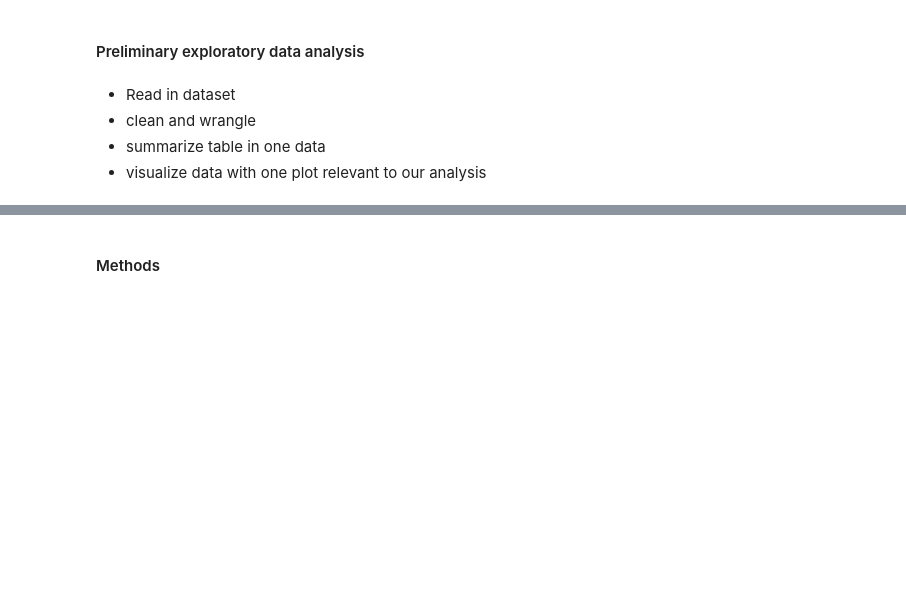
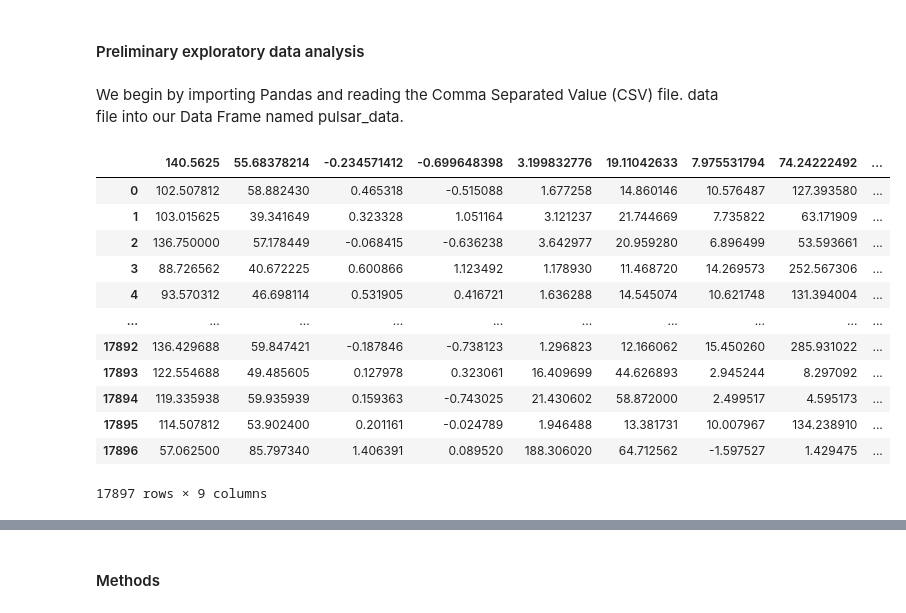
Before and after one commit to Tikio88/Group22_Project, a Jupyter notebook: Project_proposal.ipynb, the cells around one changed output, grey strips where cells are left out. Saved outputs shown, nothing was run; the diff lists cells and outputs as text; code cells hidden in the pictures; blank space fills up the shorter version.

```diff
--- a/Project_proposal.ipynb
+++ b/Project_proposal.ipynb
@@ -12,10 +12,24 @@ The dataset we'll use includes measurements like the average pulse, its variabil
 To discover hidden pulsars, we use Python that learns from examples. We tell the computer what real pulsars look like and what noise looks like. Then, it tries to sort new examples into "pulsar" or "not pulsar." Our goal is to create a program that can tell the difference between pulsars and noise, which will help us discover more about these incredible stars.
 # %% [markdown]
 #### Preliminary exploratory data analysis
-# %% [markdown]
-- Read in dataset
-- clean and wrangle
-- summarize table in one data
-- visualize data with one plot relevant to our analysis
+# %% [markdown]
+We begin by importing Pandas and reading the Comma Separated Value (CSV) file. data file into our Data Frame named pulsar_data.
 # %%
-# import dataset
+import pandas as pd
+pulsar_data = pd.read_csv("data/HTRU_2.csv")
+
+pulsar_data
+# %% [output]
+|  | 140.5625 | 55.68378214 | -0.234571412 | -0.699648398 | 3.199832776 | 19.11042633 | 7.975531794 | 74.24222492 | ... |
+| 0 | 102.507812 | 58.882430 | 0.465318 | -0.515088 | 1.677258 | 14.860146 | 10.576487 | 127.393580 | ... |
+| 1 | 103.015625 | 39.341649 | 0.323328 | 1.051164 | 3.121237 | 21.744669 | 7.735822 | 63.171909 | ... |
+| 2 | 136.750000 | 57.178449 | -0.068415 | -0.636238 | 3.642977 | 20.959280 | 6.896499 | 53.593661 | ... |
+| 3 | 88.726562 | 40.672225 | 0.600866 | 1.123492 | 1.178930 | 11.468720 | 14.269573 | 252.567306 | ... |
+| 4 | 93.570312 | 46.698114 | 0.531905 | 0.416721 | 1.636288 | 14.545074 | 10.621748 | 131.394004 | ... |
+| ... | ... | ... | ... | ... | ... | ... | ... | ... | ... |
+| 17892 | 136.429688 | 59.847421 | -0.187846 | -0.738123 | 1.296823 | 12.166062 | 15.450260 | 285.931022 | ... |
+| 17893 | 122.554688 | 49.485605 | 0.127978 | 0.323061 | 16.409699 | 44.626893 | 2.945244 | 8.297092 | ... |
+| 17894 | 119.335938 | 59.935939 | 0.159363 | -0.743025 | 21.430602 | 58.872000 | 2.499517 | 4.595173 | ... |
+| 17895 | 114.507812 | 53.902400 | 0.201161 | -0.024789 | 1.946488 | 13.381731 | 10.007967 | 134.238910 | ... |
+| 17896 | 57.062500 | 85.797340 | 1.406391 | 0.089520 | 188.306020 | 64.712562 | -1.597527 | 1.429475 | ... |
+17897 rows × 9 columns
```
Also changed, not shown: parts of 16 cells of this notebook.
